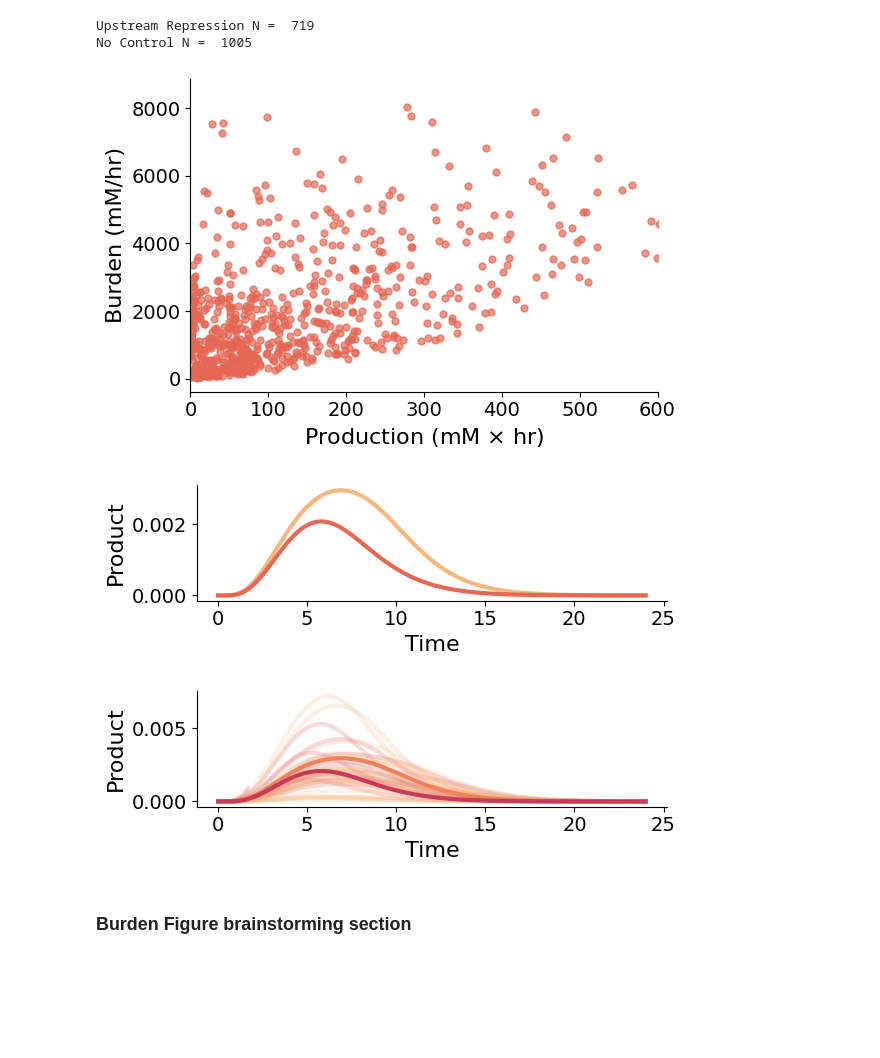
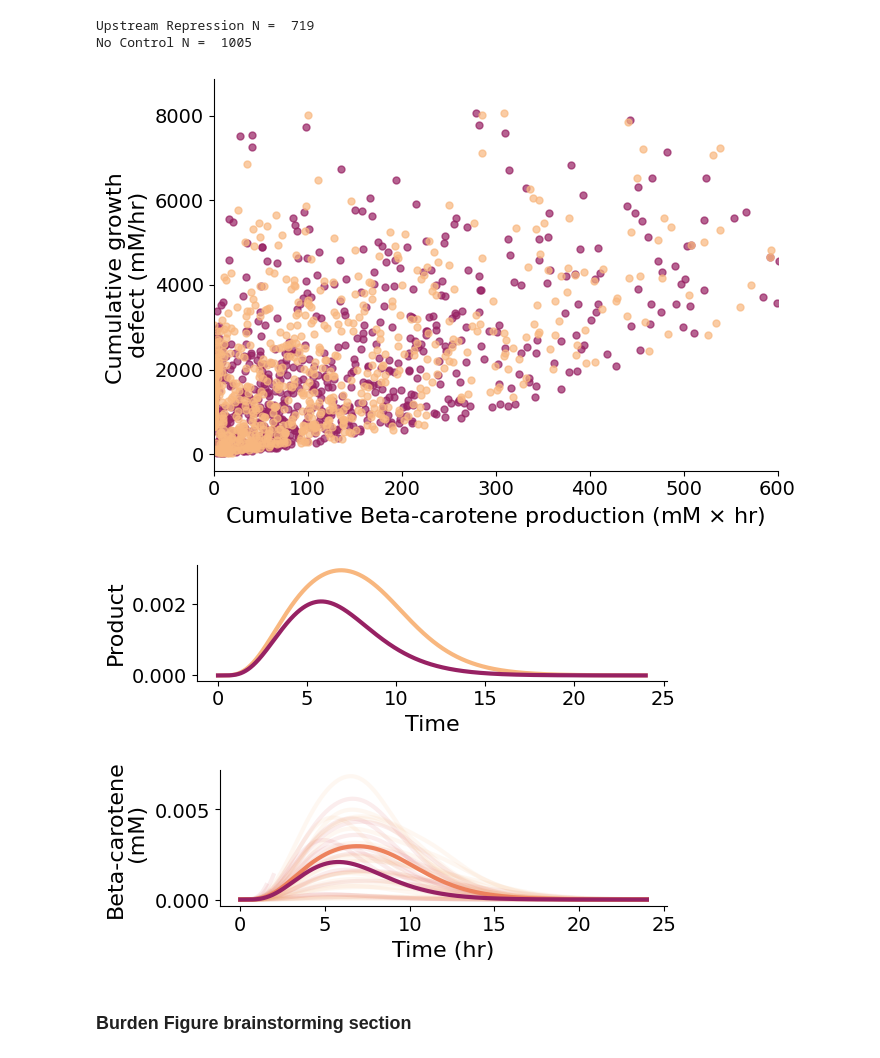
Before and after one commit to cjmerzbacher/joint-simulator, a Jupyter notebook: visualization/bcar_visualization.ipynb, the cells around one changed output. Drawn from its saved outputs; the diff is of its cells as text; code cells hidden in the pictures; blank space fills up the shorter version.

```diff
--- a/visualization/bcar_visualization.ipynb
+++ b/visualization/bcar_visualization.ipynb
@@ -503,13 +528,13 @@ FIGURE 4: BURDEN
 # %%
 ### READ IN BURDEN DATA
 #Read in summary data
-# sum_nc = pd.read_csv('F:/burden/beta_carotene/nc/sum_data_nc_feas.csv')
-# sum_ur = pd.read_csv('F:/burden/beta_carotene/ur/sum_data_ur_feas.csv')
+sum_nc = pd.read_csv('F:/burden/beta_carotene/nc/sum_data_nc_feas.csv')
+sum_ur = pd.read_csv('F:/burden/beta_carotene/ur/sum_data_ur_feas.csv')
 
 # Generates median curves from raw simulation data - SLOW
 # #Read in ODE data to get dynamics
 ode_ur = pd.read_csv('F:/burden/beta_carotene/ur/ode_data_ur_total.csv')
-# ode_nc = pd.read_csv('F:/burden/beta_carotene/nc/ode_data_nc_total.csv')
+ode_nc = pd.read_csv('F:/burden/beta_carotene/nc/ode_data_nc_total.csv')
 
 #Filter for feasibility
 sum_ur_feas = sum_ur.loc[sum_ur.feas == 1].reset_index(drop=True)
@@ -554,21 +579,22 @@ axistickssize=14
 legendsize=12
 titlesize = 16
 
-fig = plt.figure(figsize=(6,4))
+fig = plt.figure(figsize=(7.2,4.8))
 ax = fig.add_subplot()
-ax.set_xlabel(r'Production (mM $\times$ hr)', fontsize=axislabelsize)
-ax.set_ylabel('Burden (mM/hr)', fontsize=axislabelsize)
+ax.set_xlabel(r'Cumulative Beta-carotene production (mM $\times$ hr)', fontsize=axislabelsize)
+ax.set_ylabel('Cumulative growth \ndefect (mM/hr)', fontsize=axislabelsize)
 ax.tick_params(axis='y', labelsize=axistickssize)
 ax.tick_params(axis='x', labelsize=axistickssize)
 for axis in ['top','right']:
     ax.spines[axis].set_linewidth(0)
 ax.set_xlim([0, 600])
-ax.plot(sum_nc.bcar_tot, sum_nc.burden, '.', c=palette[5], ms=10, alpha=0.7, label='Open Loop')
-#ax.plot(sum_ur.bcar_tot, sum_ur.burden, '.', c=palette[2], ms=10, alpha=0.9, label='Upstream Repression')
+ax.plot(sum_nc.bcar_tot, sum_nc.burden, '.', c=palette[9], ms=10, alpha=0.7, label='Open Loop')
+ax.plot(sum_ur.bcar_tot, sum_ur.burden, '.', c=palette[2], ms=10, alpha=0.7, label='Upstream Repression')
+# ax.legend(fontsize=12)
 fig.tight_layout()
-# fig.savefig('../figs/bcar_burden_scatter.png', dpi=500)
+fig.savefig('../figs/bcar_burden_scatter_both.png', dpi=500)
 # %% [output]
-[figure, old version]
+[figure, new version]
 # %%
 ###FIGURE: Median product curves with confidence intervals
 palette = cmaps.matter.discrete(14).colors
@@ -588,10 +614,10 @@ for axis in ['top','right']:
 ax.set_xlabel('Time', fontsize=axislabelsize)
 ax.set_ylabel('Product', fontsize=axislabelsize)
 ax.plot(med_ode_ur.time, med_ode_ur.bcar, color=palette[2], lw=3, label='Upstream\nRepression')
-ax.plot(med_ode_nc.time, med_ode_nc.bcar, color=palette[5], lw=3, label='Open Loop')
+ax.plot(med_ode_nc.time, med_ode_nc.bcar, color=palette[9], lw=3, label='Open Loop')
 fig.tight_layout()
 #fig.savefig('../figs/bcar_product_curve.png', dpi=500)
 # %% [output]
-[figure, old version]
+[figure, new version]
 # %%
 ###FIGURE: Sampled curves
@@ -631,30 +658,31 @@ while count < 25:
 # %%
 ###FIGURE: Sampled curves
 palette = cmaps.matter.discrete(14).colors
 
 linewidth = 3
 axislabelsize=16
 axistickssize=14
 legendsize=12
 titlesize = 16
-fig, axs = plt.subplots(1, 1, figsize=(6, 2))
+fig, axs = plt.subplots(1, 1, figsize=(6, 2.2))
 
 ax = axs
 ax.tick_params(axis='y', labelsize=axistickssize)
 ax.tick_params(axis='x', labelsize=axistickssize)
 for axis in ['top','right']:
     ax.spines[axis].set_linewidth(0)
-ax.set_xlabel('Time', fontsize=axislabelsize)
-ax.set_ylabel('Product', fontsize=axislabelsize)
+ax.set_xlabel('Time (hr)', fontsize=axislabelsize)
+ax.set_ylabel('Beta-carotene'+'\n (mM)', fontsize=axislabelsize)
 for t in nc_trajs:
-    ax.plot(t.time, t.bcar, color=palette[6], alpha=0.2, lw=3)
+    ax.plot(t.time, t.bcar, color=palette[6], alpha=0.1, lw=3)
 
 for t in ur_trajs:
-    ax.plot(t.time, t.bcar, color=palette[2], alpha=0.2, lw=3)
-ax.plot(med_ode_ur.time, med_ode_ur.bcar, color=palette[4], lw=3, label='Open Loop')
-ax.plot(med_ode_nc.time, med_ode_nc.bcar, color=palette[7], lw=3, label='Open Loop')
+    ax.plot(t.time, t.bcar, color=palette[2], alpha=0.1, lw=3)
+ax.plot(med_ode_ur.time, med_ode_ur.bcar, color=palette[4], lw=3, label='Upstream Repression')
+ax.plot(med_ode_nc.time, med_ode_nc.bcar, color=palette[9], lw=3, label='Open Loop')
+# ax.legend()
 
 fig.tight_layout()
 fig.savefig('../figs/bcar_product_curve.png', dpi=500)
 # %% [output]
-[figure, old version]
+[figure, new version]
```
Also changed, not shown: parts of 7 cells of this notebook, 31 other files.
